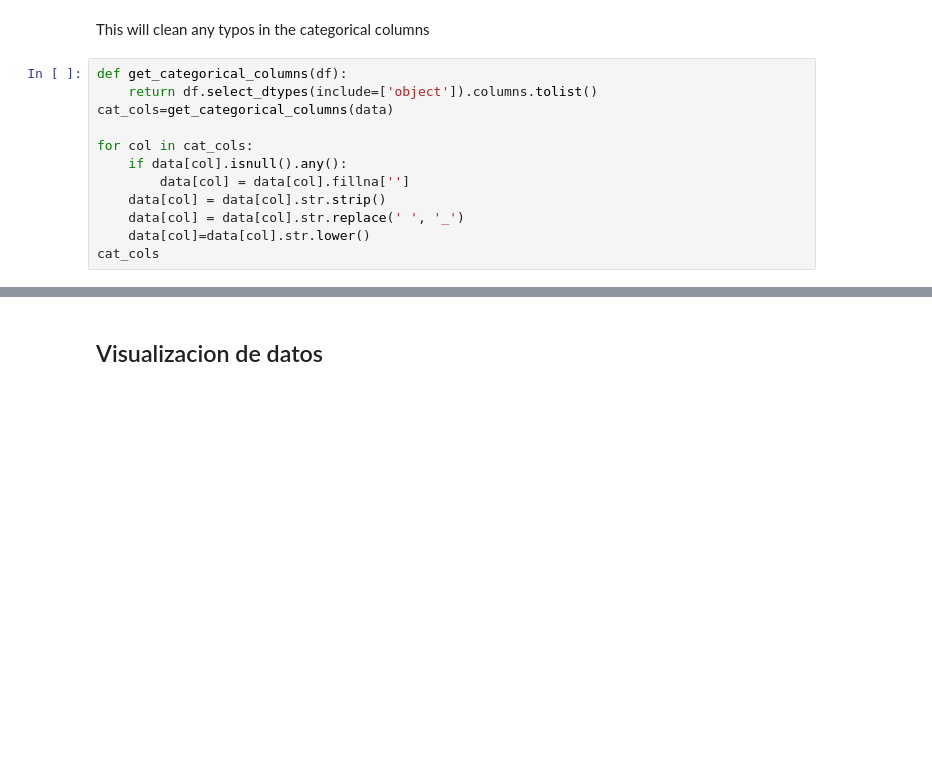
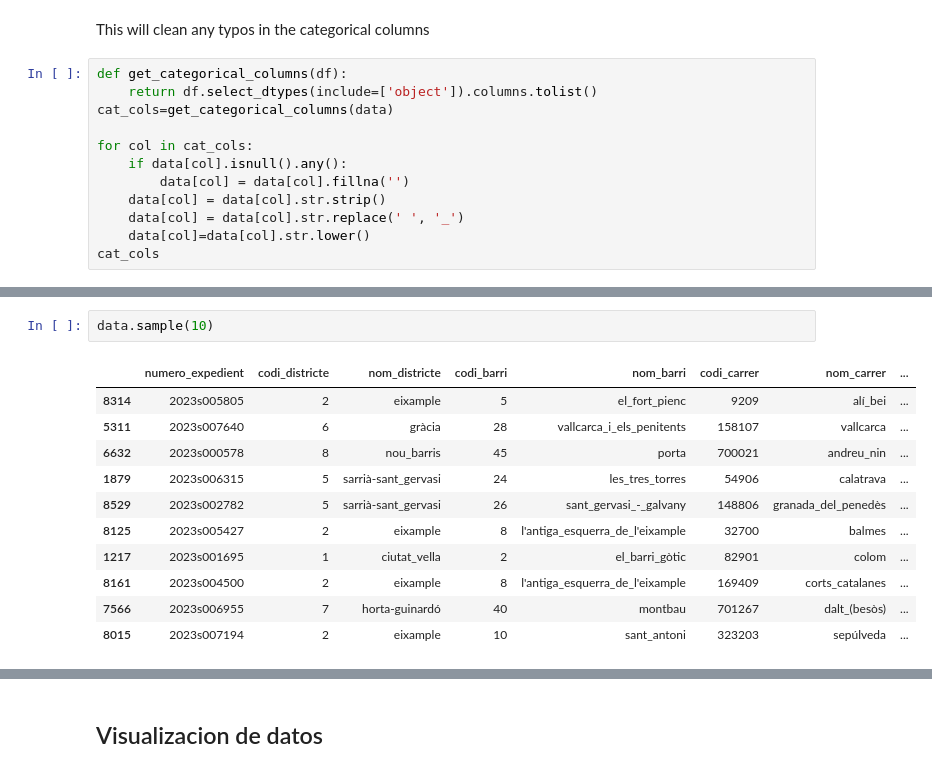
Before and after one commit to NayanAndaluz/Barcelona-Accidents-Analysis, a Jupyter notebook: EDA_and_modeling.ipynb, the cells around one changed output, grey strips where cells are left out. Drawn from its saved outputs; the diff is of its cells as text; blank space fills up the shorter version.

```diff
--- a/EDA_and_modeling.ipynb
+++ b/EDA_and_modeling.ipynb
@@ -49,7 +51,7 @@ cat_cols=get_categorical_columns(data)
 
 for col in cat_cols:
     if data[col].isnull().any():
-        data[col] = data[col].fillna['']
+        data[col] = data[col].fillna('')
     data[col] = data[col].str.strip()
     data[col] = data[col].str.replace(' ', '_')
     data[col]=data[col].str.lower()
@@ -209,0 +97,14 @@ dtype: int64
+# %%
+data.sample(10)
+# %% [output]
+|  | numero_expedient | codi_districte | nom_districte | codi_barri | nom_barri | codi_carrer | nom_carrer | ... |
+| 8314 | 2023s005805 | 2 | eixample | 5 | el_fort_pienc | 9209 | alí_bei | ... |
+| 5311 | 2023s007640 | 6 | gràcia | 28 | vallcarca_i_els_penitents | 158107 | vallcarca | ... |
+| 6632 | 2023s000578 | 8 | nou_barris | 45 | porta | 700021 | andreu_nin | ... |
+| 1879 | 2023s006315 | 5 | sarrià-sant_gervasi | 24 | les_tres_torres | 54906 | calatrava | ... |
+| 8529 | 2023s002782 | 5 | sarrià-sant_gervasi | 26 | sant_gervasi_-_galvany | 148806 | granada_del_penedès | ... |
+| 8125 | 2023s005427 | 2 | eixample | 8 | l'antiga_esquerra_de_l'eixample | 32700 | balmes | ... |
+| 1217 | 2023s001695 | 1 | ciutat_vella | 2 | el_barri_gòtic | 82901 | colom | ... |
+| 8161 | 2023s004500 | 2 | eixample | 8 | l'antiga_esquerra_de_l'eixample | 169409 | corts_catalanes | ... |
+| 7566 | 2023s006955 | 7 | horta-guinardó | 40 | montbau | 701267 | dalt_(besòs) | ... |
+| 8015 | 2023s007194 | 2 | eixample | 10 | sant_antoni | 323203 | sepúlveda | ... |
```
Also changed, not shown: parts of 27 cells of this notebook.
